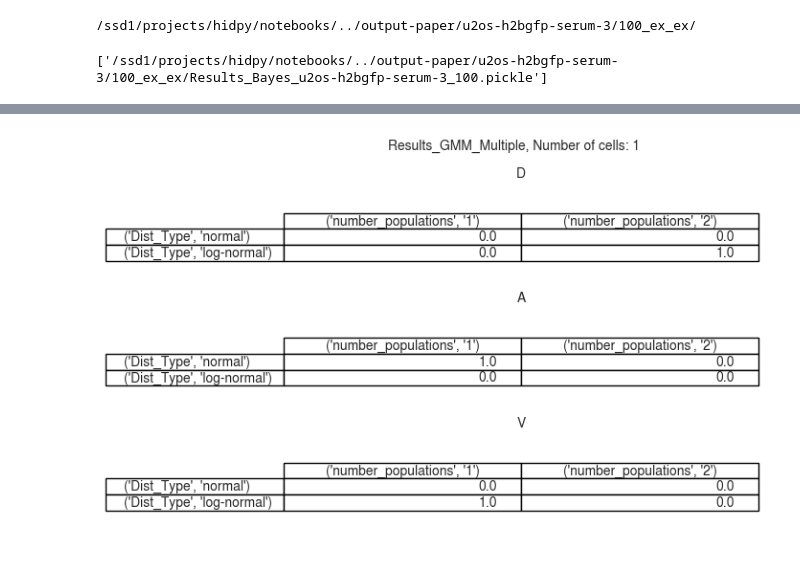
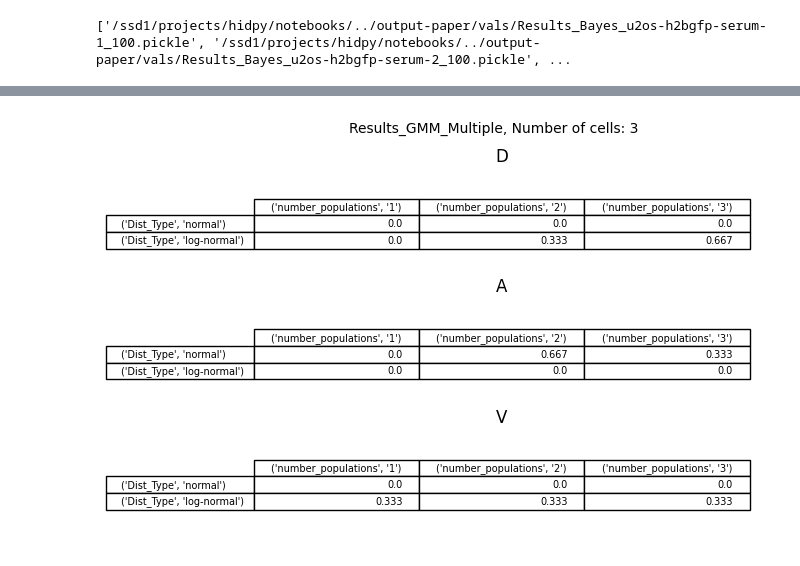
Before and after one commit to marwan-abdellah/hidpy, a Jupyter notebook: notebooks/03-hidpy-stage-2.ipynb, the cells around one changed output, grey strips where cells are left out. Saved outputs shown, nothing was run; the diff lists cells and outputs as text; code cells hidden in the pictures.

Commit message:
Plotting.

```diff
--- a/notebooks/03-hidpy-stage-2.ipynb
+++ b/notebooks/03-hidpy-stage-2.ipynb
@@ -3,11 +3,12 @@
 
 ## Imports and variables
 
-import numpy as np
 import glob
 import os
+import sys
+from tqdm import tqdm
 from pathlib import Path
-import sys
+import numpy as np
 
 # Path hidpy
 sys.path.append('%s/../' % os.getcwd())
@@ -16,22 +17,33 @@ from deconvolution import applyGMM_functions
 from deconvolution import applyGMMconstrained_fitout_functions
 from deconvolution import importDeconvolutionGMM
 
-from tqdm import tqdm
 
 BayesMat={} # Dictionary with all the Bayes struct per cell
 numDist = 3 # Choose maximum number of distributions
 
-pathBayesCells='%s/../output-paper/u2os-h2bgfp-serum-3/100_ex_ex/' % os.getcwd()
-print(pathBayesCells)
+pathBayesCells='%s/../output-paper/vals' % os.getcwd()
 parameters2decon=['D','A','V']
+
+
+
+
 nbins=20
-# %% [output]
-/ssd1/projects/hidpy/notebooks/../output-paper/u2os-h2bgfp-serum-3/100_ex_ex/
 # %%
 ## Deconvolution GMM
 
 listdir=glob.glob(pathBayesCells+'*.pickle')  # Read cell pickle files
-print(listdir)
+
+import os
+files = list()
+for file in os.listdir(pathBayesCells):
+    if file.endswith(".pickle"):
+        files.append(file)
+
+for i in range(len(files)):
+    files[i] = '%s/%s' % (pathBayesCells, files[i])
+
+listdir = files
+print(files)
 
 BayesMat=importDeconvolutionGMM.applyGMM_Multiple(listdir,parameters2decon,numDist) # Apply GMM
 
@@ -45,4 +57,4 @@ except:
 
 importDeconvolutionGMM.generatetable_TestGMM(pathBayesCells_GMM_Multiple,BayesMat,parameters2decon) # Make Table
 # %% [output]
-['/ssd1/projects/hidpy/notebooks/../output-paper/u2os-h2bgfp-serum-3/100_ex_ex/Results_Bayes_u2os-h2bgfp-serum-3_100.pickle']
+['/ssd1/projects/hidpy/notebooks/../output-paper/vals/Results_Bayes_u2os-h2bgfp-serum-1_100.pickle', '/ssd1/projects/hidpy/notebooks/../output-paper/vals/Results_Bayes_u2os-h2bgfp-serum-2_100.pickle', ...
@@ -50,4 +62,4 @@ WARNING: The output path [/ssd1/projects/hidpy/notebooks/../output-paper/u2os-h2
-[figure, old version]
+[figure, new version]
 # %%
 # Generating plots for inspection
 from turtle import width
```
Also changed, not shown: parts of 4 cells of this notebook, 1 other file.
